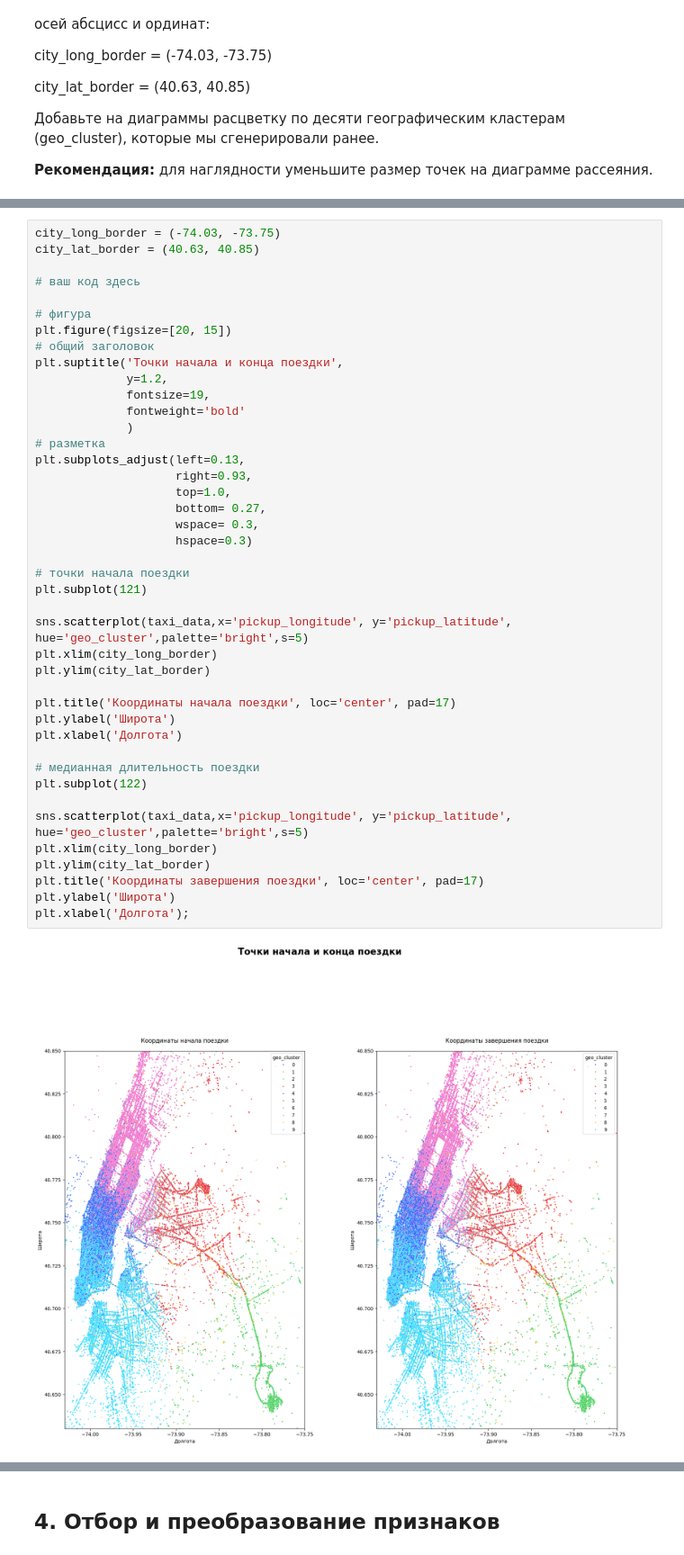
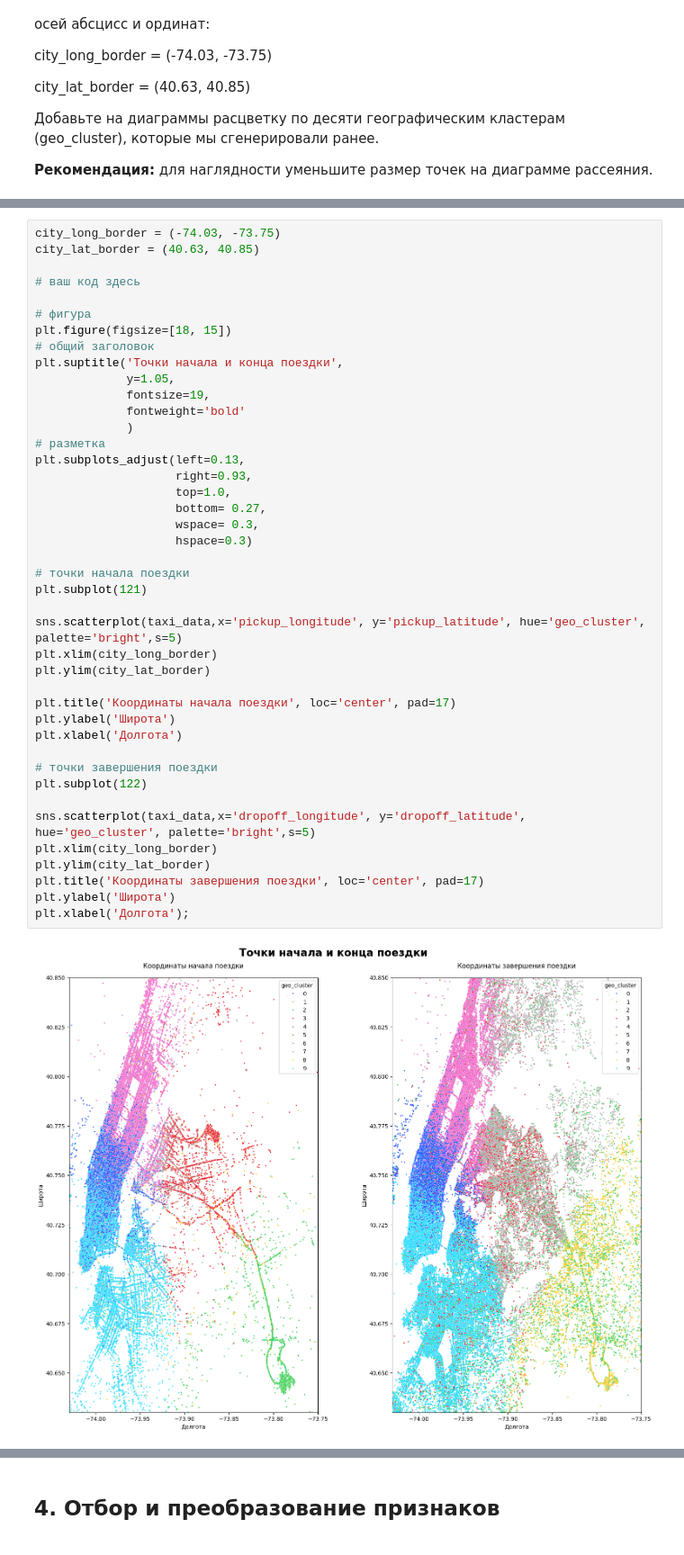
Before and after one commit to AntonYurkovskiy/Project_5_NY_City_Taxi_Trip_Duration, a Jupyter notebook: Project-5._Ноутбук-шаблон.ipynb, the cells around one changed output, grey strips where cells are left out. Shown at 90% size. Cells and saved outputs as stored; diff of their text form.

```diff
--- a/Project-5._Ноутбук-шаблон.ipynb
+++ b/Project-5._Ноутбук-шаблон.ipynb
@@ -857,40 +834,40 @@ city_lat_border = (40.63, 40.85)
 # ваш код здесь
 
 # фигура
-plt.figure(figsize=[20, 15])
+plt.figure(figsize=[18, 15])
 # общий заголовок
 plt.suptitle('Точки начала и конца поездки',
-             y=1.2,
+             y=1.05,
              fontsize=19,
              fontweight='bold'
              )
 # разметка
 plt.subplots_adjust(left=0.13,
                     right=0.93,
                     top=1.0,
                     bottom= 0.27,
                     wspace= 0.3,
                     hspace=0.3)
 
 # точки начала поездки
 plt.subplot(121)
 
-sns.scatterplot(taxi_data,x='pickup_longitude', y='pickup_latitude', hue='geo_cluster',palette='bright',s=5)
+sns.scatterplot(taxi_data,x='pickup_longitude', y='pickup_latitude', hue='geo_cluster', palette='bright',s=5)
 plt.xlim(city_long_border)
 plt.ylim(city_lat_border)
 
 plt.title('Координаты начала поездки', loc='center', pad=17)
 plt.ylabel('Широта')
 plt.xlabel('Долгота')
 
-# медианная длительность поездки
+# точки завершения поездки
 plt.subplot(122)
 
-sns.scatterplot(taxi_data,x='pickup_longitude', y='pickup_latitude', hue='geo_cluster',palette='bright',s=5)
+sns.scatterplot(taxi_data,x='dropoff_longitude', y='dropoff_latitude', hue='geo_cluster', palette='bright',s=5)
 plt.xlim(city_long_border)
 plt.ylim(city_lat_border)
 plt.title('Координаты завершения поездки', loc='center', pad=17)
 plt.ylabel('Широта')
 plt.xlabel('Долгота');
 # %% [output]
-[figure, old version]
+[figure, new version]
```
Also changed, not shown: parts of 18 cells of this notebook.
